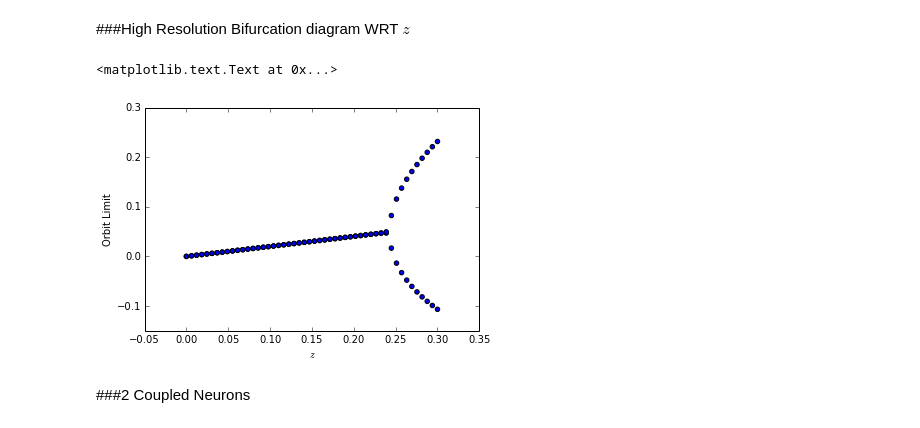
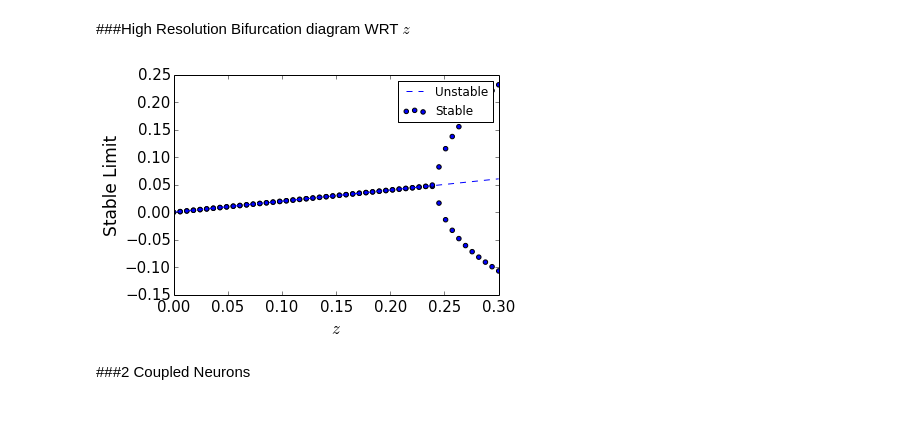
Before and after one commit to aaronshifman/modeling_final, a Jupyter notebook: ipynb/python model - isolated.ipynb, the cells around one changed output. Cells and saved outputs as stored; diff of their text form; code cells hidden in the pictures.

```diff
--- a/ipynb/python model - isolated.ipynb
+++ b/ipynb/python model - isolated.ipynb
@@ -251,26 +321,19 @@ plt.ylabel("Orbit Limit")
 # %% [markdown]
 ###High Resolution Bifurcation diagram WRT $z$
-# %%
-p = [alpha, beta, c, z]
-w0 = [0,0]
-times = np.linspace(0,10000,1000)
-zs = np.linspace(0,0.3,50)
-points = np.zeros((len(zs),2))
-for ix,z in enumerate(zs):
-    wsol = odeint(derr_func, [0,0], times, args=([alpha,beta,c,z],),atol=abserr, rtol=relerr)
-    V = wsol[:,0]
-    points[ix,:] = [min(V[500:]),max(V[500:])]
-
-points_x = []
-for z in zs:
-    points_x.append(z)
-    points_x.append(z)
-plt.scatter(points_x,points)
-plt.xlabel('$z$')
-plt.ylabel('Orbit Limit')
-# %% [output]
-<matplotlib.text.Text at 0x...>
-[figure, removed]
+# %%
+plt.plot(zs,v_rest,'--')
+plt.scatter(points_x,points)
+plt.xlabel("$z$")
+plt.ylabel("Orbit Limit")
+plt.ylabel('Stable Limit')
+plt.xlim([np.min(points_x),np.max(points_x)])
+plt.gca().yaxis.label.set_size(17)
+plt.gca().xaxis.label.set_size(17)
+plt.tick_params(axis='both', which='major', labelsize=15)
+plt.legend(['Unstable','Stable'])
+plt.tight_layout()
+# %% [output]
+[figure, added]
 # %% [markdown]
 ###2 Coupled Neurons
 # %%
```
Also changed, not shown: parts of 10 cells of this notebook, 5 other files.
